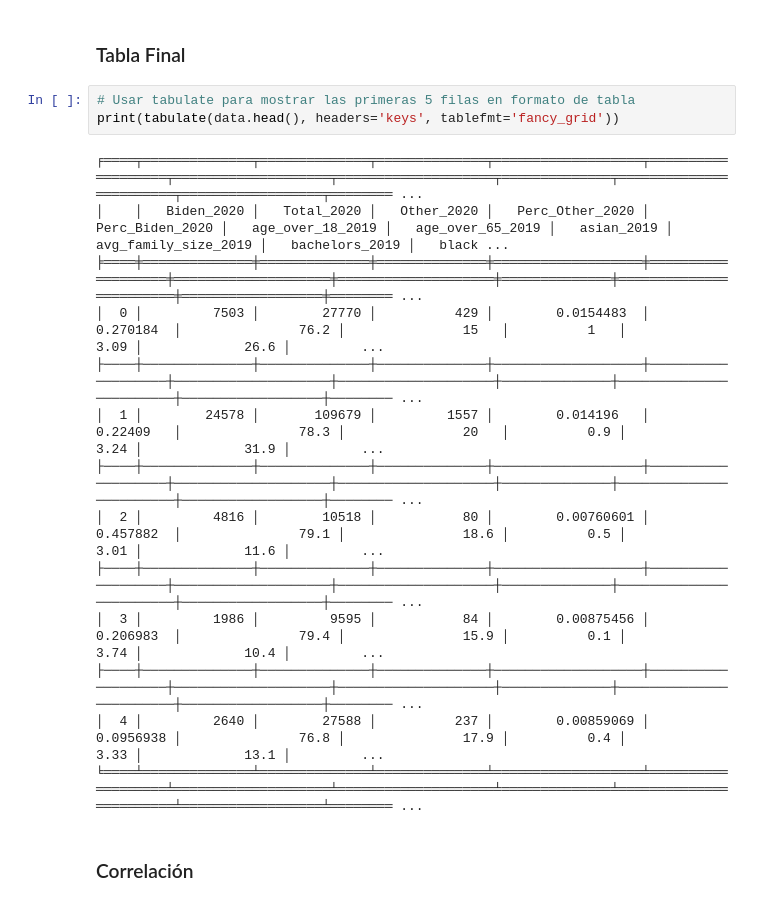
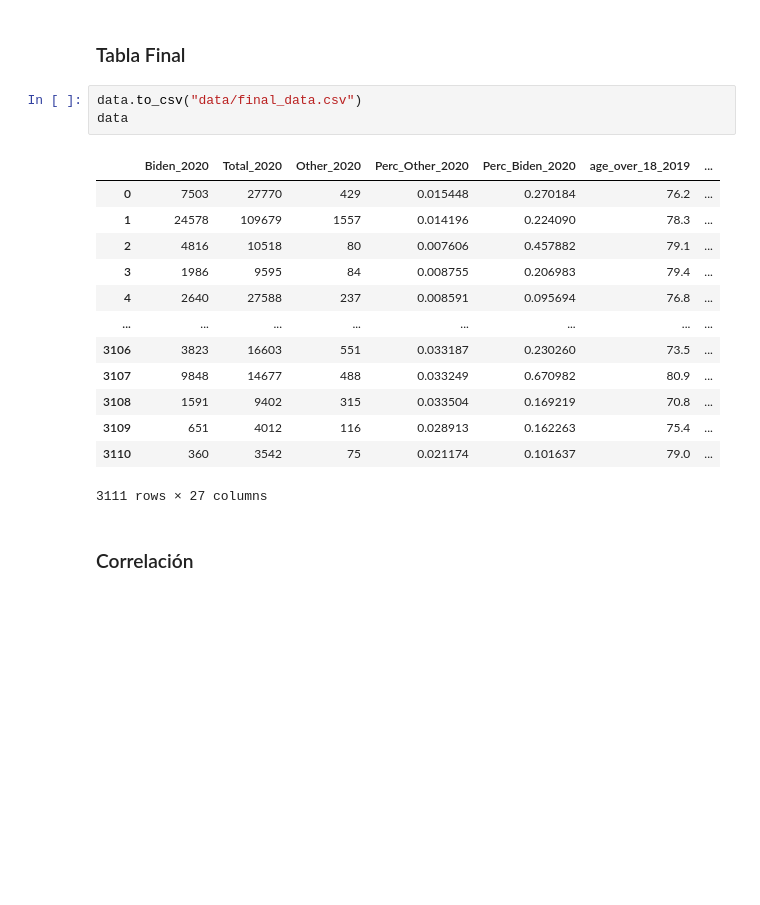
Before and after one commit to jorgegarcelan/elections_usa_2020, a Jupyter notebook: elections.ipynb, the cells around one changed output. Drawn from its saved outputs; the diff is of its cells as text; blank space fills up the shorter version.

```diff
--- a/elections.ipynb
+++ b/elections.ipynb
@@ -138,23 +148,23 @@ columns_to_drop = ['poverty_2019']  # Nombres de las columnas a eliminar
 data = data.drop(columns=columns_to_drop)
 # %% [markdown]
 ### Tabla Final
-# %%
-# Usar tabulate para mostrar las primeras 5 filas en formato de tabla
-print(tabulate(data.head(), headers='keys', tablefmt='fancy_grid'))
-# %% [output]
-╒════╤══════════════╤══════════════╤══════════════╤═══════════════════╤═══════════════════╤════════════════════╤════════════════════╤══════════════╤════════════════════════╤══════════════════╤════════ ...
-│    │   Biden_2020 │   Total_2020 │   Other_2020 │   Perc_Other_2020 │   Perc_Biden_2020 │   age_over_18_2019 │   age_over_65_2019 │   asian_2019 │   avg_family_size_2019 │   bachelors_2019 │   black ...
-╞════╪══════════════╪══════════════╪══════════════╪═══════════════════╪═══════════════════╪════════════════════╪════════════════════╪══════════════╪════════════════════════╪══════════════════╪════════ ...
-│  0 │         7503 │        27770 │          429 │        0.0154483  │         0.270184  │               76.2 │               15   │          1   │                   3.09 │             26.6 │         ...
-├────┼──────────────┼──────────────┼──────────────┼───────────────────┼───────────────────┼────────────────────┼────────────────────┼──────────────┼────────────────────────┼──────────────────┼──────── ...
-│  1 │        24578 │       109679 │         1557 │        0.014196   │         0.22409   │               78.3 │               20   │          0.9 │                   3.24 │             31.9 │         ...
-├────┼──────────────┼──────────────┼──────────────┼───────────────────┼───────────────────┼────────────────────┼────────────────────┼──────────────┼────────────────────────┼──────────────────┼──────── ...
-│  2 │         4816 │        10518 │           80 │        0.00760601 │         0.457882  │               79.1 │               18.6 │          0.5 │                   3.01 │             11.6 │         ...
-├────┼──────────────┼──────────────┼──────────────┼───────────────────┼───────────────────┼────────────────────┼────────────────────┼──────────────┼────────────────────────┼──────────────────┼──────── ...
-│  3 │         1986 │         9595 │           84 │        0.00875456 │         0.206983  │               79.4 │               15.9 │          0.1 │                   3.74 │             10.4 │         ...
-├────┼──────────────┼──────────────┼──────────────┼───────────────────┼───────────────────┼────────────────────┼────────────────────┼──────────────┼────────────────────────┼──────────────────┼──────── ...
-│  4 │         2640 │        27588 │          237 │        0.00859069 │         0.0956938 │               76.8 │               17.9 │          0.4 │                   3.33 │             13.1 │         ...
-╘════╧══════════════╧══════════════╧══════════════╧═══════════════════╧═══════════════════╧════════════════════╧════════════════════╧══════════════╧════════════════════════╧══════════════════╧════════ ...
+# %%
+data.to_csv("data/final_data.csv")
+data
+# %% [output]
+|  | Biden_2020 | Total_2020 | Other_2020 | Perc_Other_2020 | Perc_Biden_2020 | age_over_18_2019 | ... |
+| 0 | 7503 | 27770 | 429 | 0.015448 | 0.270184 | 76.2 | ... |
+| 1 | 24578 | 109679 | 1557 | 0.014196 | 0.224090 | 78.3 | ... |
+| 2 | 4816 | 10518 | 80 | 0.007606 | 0.457882 | 79.1 | ... |
+| 3 | 1986 | 9595 | 84 | 0.008755 | 0.206983 | 79.4 | ... |
+| 4 | 2640 | 27588 | 237 | 0.008591 | 0.095694 | 76.8 | ... |
+| ... | ... | ... | ... | ... | ... | ... | ... |
+| 3106 | 3823 | 16603 | 551 | 0.033187 | 0.230260 | 73.5 | ... |
+| 3107 | 9848 | 14677 | 488 | 0.033249 | 0.670982 | 80.9 | ... |
+| 3108 | 1591 | 9402 | 315 | 0.033504 | 0.169219 | 70.8 | ... |
+| 3109 | 651 | 4012 | 116 | 0.028913 | 0.162263 | 75.4 | ... |
+| 3110 | 360 | 3542 | 75 | 0.021174 | 0.101637 | 79.0 | ... |
+3111 rows × 27 columns
 # %% [markdown]
 ### Correlación
 # %%
```
Also changed, not shown: parts of 31 cells of this notebook, 5 other files.
